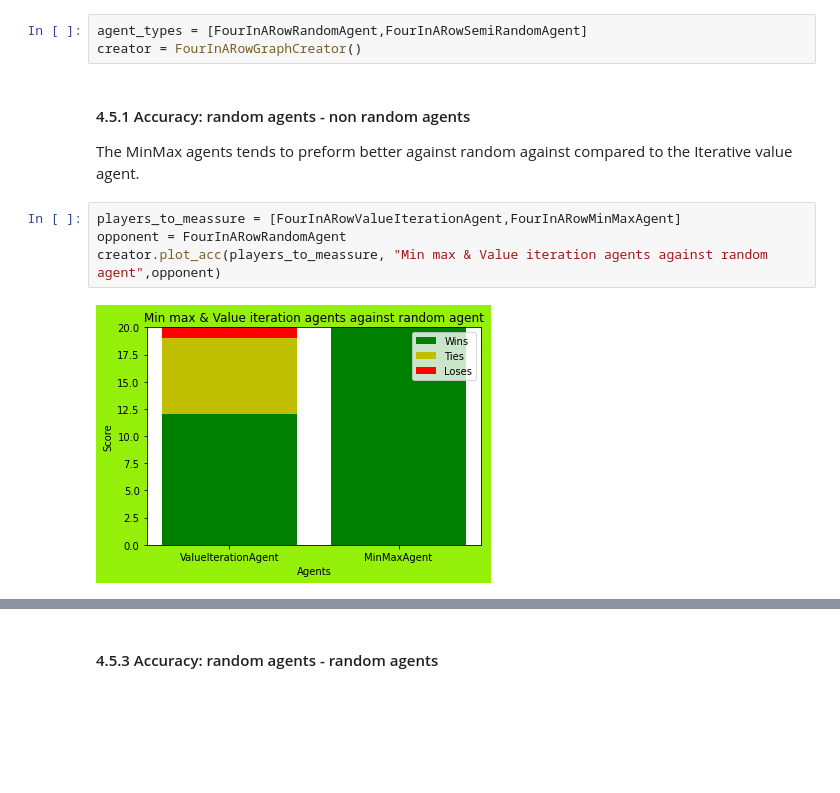
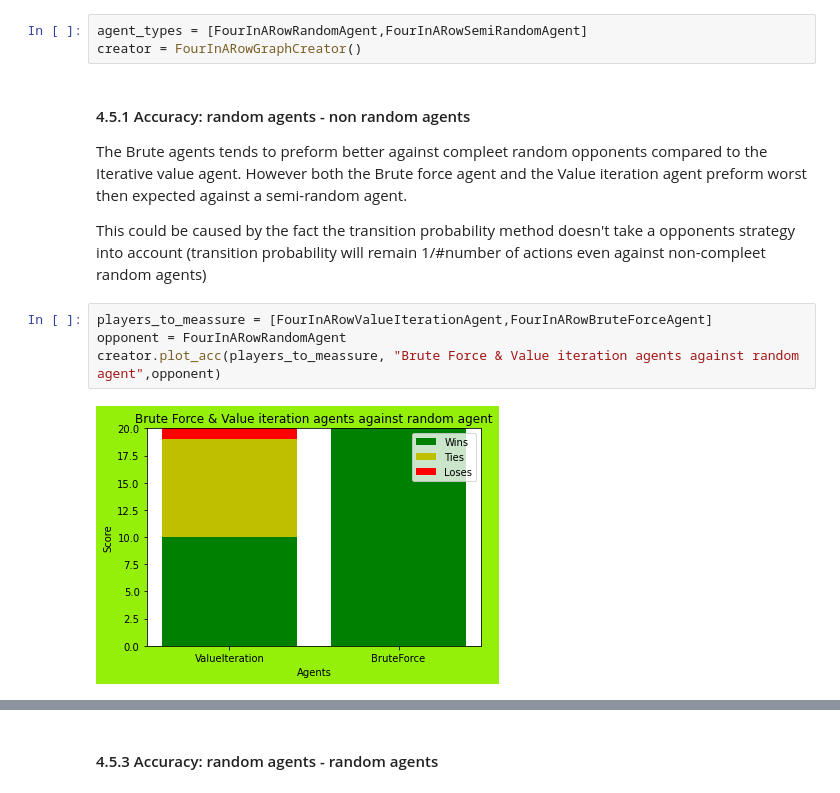
Before and after one commit to BlSchulpen/DecisionTheory, a Jupyter notebook: deth_four_ag.ipynb, the cells around one changed output, grey strips where cells are left out. Saved outputs shown, nothing was run; the diff lists cells and outputs as text; blank space fills up the shorter version.

```diff
--- a/deth_four_ag.ipynb
+++ b/deth_four_ag.ipynb
@@ -426,12 +430,15 @@ creator = FourInARowGraphCreator()
 # %% [markdown]
 #### 4.5.1 Accuracy: random agents - non random agents
 
-The MinMax agents tends to preform better against random against compared to the Iterative value agent.
+The Brute agents tends to preform better against compleet random opponents compared to the Iterative value agent.
+However both the Brute force agent and the Value iteration agent preform worst then expected against a semi-random agent.
+
+This could be caused by the fact the transition probability method doesn't take a opponents strategy into account (transition probability will remain 1/#number of actions even against non-compleet random agents)
 # %%
-players_to_meassure = [FourInARowValueIterationAgent,FourInARowMinMaxAgent]
+players_to_meassure = [FourInARowValueIterationAgent,FourInARowBruteForceAgent]
 opponent = FourInARowRandomAgent
-creator.plot_acc(players_to_meassure, "Min max & Value iteration agents against random agent",opponent)
+creator.plot_acc(players_to_meassure, "Brute Force & Value iteration agents against random agent",opponent)
 # %% [output]
-[figure, old version]
+[figure, new version]
 # %%
 
```
Also changed, not shown: parts of 16 cells of this notebook, 3 other files.
